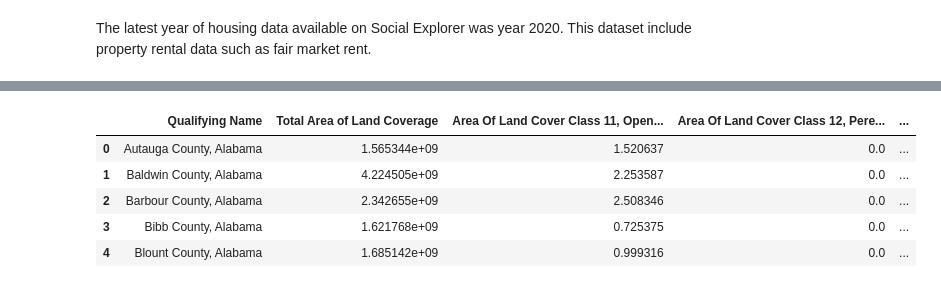
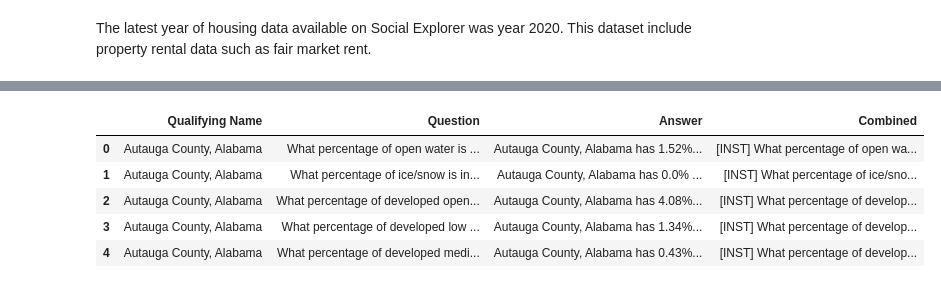
Before and after one commit to akiwarheit/mads-capstone-project, a Jupyter notebook: notebooks/9_se_data_preprocessing.ipynb, the cells around one changed output, grey strips where cells are left out. Saved outputs shown, nothing was run; the diff lists cells and outputs as text; code cells hidden in the pictures.

```diff
--- a/notebooks/9_se_data_preprocessing.ipynb
+++ b/notebooks/9_se_data_preprocessing.ipynb
@@ -180,10 +213,7 @@ Index(['Qualifying Name', 'Median Family Income (5-year ACS)',
 # %%
-#environmental indicator
 environment_df = pd.read_csv('../data/social_explorer_raw/Environmental_summaries_2011.csv')
 environment_df = environment_df.drop(index=0)
 environment_df = environment_df.reset_index(drop=True)
-print(environment_df.shape)
-print(environment_df.columns)
 
 col_to_keep = ['Qualifying Name', 'Total Area of Land Coverage', 'Area Of Land Cover Class 11, Open Water'
        , 'Area Of Land Cover Class 12, Perennial Ice/Snow', 'Area Of Land Cover Class 21, Developed, Open Space', 'Area Of Land Cover Class 22, Developed, Low Intensity', 'Area Of Land Cover Class 23, Developed, Medium Intensity', 'Area Of Land Cover Class 24, Developed, High Intensity', 'Area Of Land Cover Class 31, Barren Land (Rock/Sand/Clay)','Area Of Land Cover Class 41, Deciduous Forest','Area Of Land Cover Class 42, Evergreen Forest','Area Of Land Cover Class 43, Mixed Forest', 'Area Of Land Cover Class 52, Shrub/Scrub', 'Area Of Land Cover Class 71, Grassland/Herbaceous', 'Area Of Land Cover Class 81, Pasture/Hay', 'Area Of Land Cover Class 82, Cultivated Crops', 'Area Of Land Cover Class 90, Woody Wetlands', 'Area Of Land Cover Class 95, Emergent Herbaceous Wetlands']
@@ -203,8 +233,67 @@ for col in columns_to_convert:
 col_to_keep = ['Qualifying Name', 'Total Area of Land Coverage', 'Area Of Land Cover Class 11, Open Water %'
        , 'Area Of Land Cover Class 12, Perennial Ice/Snow %', 'Area Of Land Cover Class 21, Developed, Open Space %', 'Area Of Land Cover Class 22, Developed, Low Intensity %', 'Area Of Land Cover Class 23, Developed, Medium Intensity %', 'Area Of Land Cover Class 24, Developed, High Intensity %', 'Area Of Land Cover Class 31, Barren Land (Rock/Sand/Clay) %','Area Of Land Cover Class 41, Deciduous Forest %','Area Of Land Cover Class 42, Evergreen Forest %','Area Of Land Cover Class 43, Mixed Forest %', 'Area Of Land Cover Class 52, Shrub/Scrub %', 'Area Of Land Cover Class 71, Grassland/Herbaceous %', 'Area Of Land Cover Class 81, Pasture/Hay %', 'Area Of Land Cover Class 82, Cultivated Crops %', 'Area Of Land Cover Class 90, Woody Wetlands %', 'Area Of Land Cover Class 95, Emergent Herbaceous Wetlands %']
 
-environment_df = environment_df[col_to_keep]
+environment_df = environment_df[col_to_keep].round(2)
+
+shortened_columns = {
+    'Total Area of Land Coverage': 'Total Area',
+    'Area Of Land Cover Class 11, Open Water %': 'Open Water %',
+    'Area Of Land Cover Class 12, Perennial Ice/Snow %': 'Ice/Snow %',
+    'Area Of Land Cover Class 21, Developed, Open Space %': 'Developed Open Space %',
+    'Area Of Land Cover Class 22, Developed, Low Intensity %': 'Developed Low Intensity %',
+    'Area Of Land Cover Class 23, Developed, Medium Intensity %': 'Developed Medium Intensity %',
+    'Area Of Land Cover Class 24, Developed, High Intensity %': 'Developed High Intensity %',
+    'Area Of Land Cover Class 31, Barren Land (Rock/Sand/Clay) %': 'Barren Land %',
+    'Area Of Land Cover Class 41, Deciduous Forest %': 'Deciduous Forest %',
+    'Area Of Land Cover Class 42, Evergreen Forest %': 'Evergreen Forest %',
+    'Area Of Land Cover Class 43, Mixed Forest %': 'Mixed Forest %',
+    'Area Of Land Cover Class 52, Shrub/Scrub %': 'Shrub/Scrub %',
+    'Area Of Land Cover Class 71, Grassland/Herbaceous %': 'Grassland/Herbaceous %',
+    'Area Of Land Cover Class 81, Pasture/Hay %': 'Pasture/Hay %',
+    'Area Of Land Cover Class 82, Cultivated Crops %': 'Cultivated Crops %',
+    'Area Of Land Cover Class 90, Woody Wetlands %': 'Woody Wetlands %',
+    'Area Of Land Cover Class 95, Emergent Herbaceous Wetlands %': 'Emergent Herbaceous Wetlands %'
+}
+
+environment_df.rename(columns=shortened_columns, inplace=True)
+
+def create_land_cover_question_answer_pairs(row):
+    pairs = []
+
+    land_cover_data = {
+        'open water': 'Open Water %',
+        'ice/snow': 'Ice/Snow %',
+        'developed open space': 'Developed Open Space %',
+        'developed low intensity': 'Developed Low Intensity %',
+        'developed medium intensity': 'Developed Medium Intensity %',
+        'developed high intensity': 'Developed High Intensity %',
+        'barren land': 'Barren Land %',
+        'deciduous forest': 'Deciduous Forest %',
+        'evergreen forest': 'Evergreen Forest %',
+        'mixed forest': 'Mixed Forest %',
+        'shrub/scrub': 'Shrub/Scrub %',
+        'grassland/herbaceous': 'Grassland/Herbaceous %',
+        'pasture/hay': 'Pasture/Hay %',
+        'cultivated crops': 'Cultivated Crops %',
+        'woody wetlands': 'Woody Wetlands %',
+        'emergent herbaceous wetlands': 'Emergent Herbaceous Wetlands %'
+    }
+
+    for cover_type, col in land_cover_data.items():
+        question = f"What percentage of {cover_type} is in {row['Qualifying Name']}?"
+        answer = f"{row['Qualifying Name']} has {row[col]}% of its land covered by {cover_type}"
+        combined = f"[INST] {question} [/INST] {answer} </s>"
+        pairs.append({'Qualifying Name': row['Qualifying Name'], 'Question': question, 'Answer': answer, 'Combined': combined})
+
+    return pairs
+
+land_cover_question_answer_pairs = []
+
+for _, row in environment_df.iterrows():
+    pairs = create_land_cover_question_answer_pairs(row)
+    land_cover_question_answer_pairs.extend(pairs)
+
+environment_df = pd.DataFrame(land_cover_question_answer_pairs)
 
 environment_df.head()
-# environment_df.columns
 # %% [output]
@@ -231,6 +300,6 @@ Index(['FIPS', 'Name of Area', 'Qualifying Name', 'Nation', 'State', 'County',
-|  | Qualifying Name | Total Area of Land Coverage | Area Of Land Cover Class 11, Open... | Area Of Land Cover Class 12, Pere... | ... |
-| 0 | Autauga County, Alabama | 1.565344e+09 | 1.520637 | 0.0 | ... |
-| 1 | Baldwin County, Alabama | 4.224505e+09 | 2.253587 | 0.0 | ... |
-| 2 | Barbour County, Alabama | 2.342655e+09 | 2.508346 | 0.0 | ... |
-| 3 | Bibb County, Alabama | 1.621768e+09 | 0.725375 | 0.0 | ... |
-| 4 | Blount County, Alabama | 1.685142e+09 | 0.999316 | 0.0 | ... |
+|  | Qualifying Name | Question | Answer | Combined |
+| 0 | Autauga County, Alabama | What percentage of open water is ... | Autauga County, Alabama has 1.52%... | [INST] What percentage of open wa... |
+| 1 | Autauga County, Alabama | What percentage of ice/snow is in... | Autauga County, Alabama has 0.0% ... | [INST] What percentage of ice/sno... |
+| 2 | Autauga County, Alabama | What percentage of developed open... | Autauga County, Alabama has 4.08%... | [INST] What percentage of develop... |
+| 3 | Autauga County, Alabama | What percentage of developed low ... | Autauga County, Alabama has 1.34%... | [INST] What percentage of develop... |
+| 4 | Autauga County, Alabama | What percentage of developed medi... | Autauga County, Alabama has 0.43%... | [INST] What percentage of develop... |
```
Also changed, not shown: parts of 11 cells of this notebook, 1 other file.
